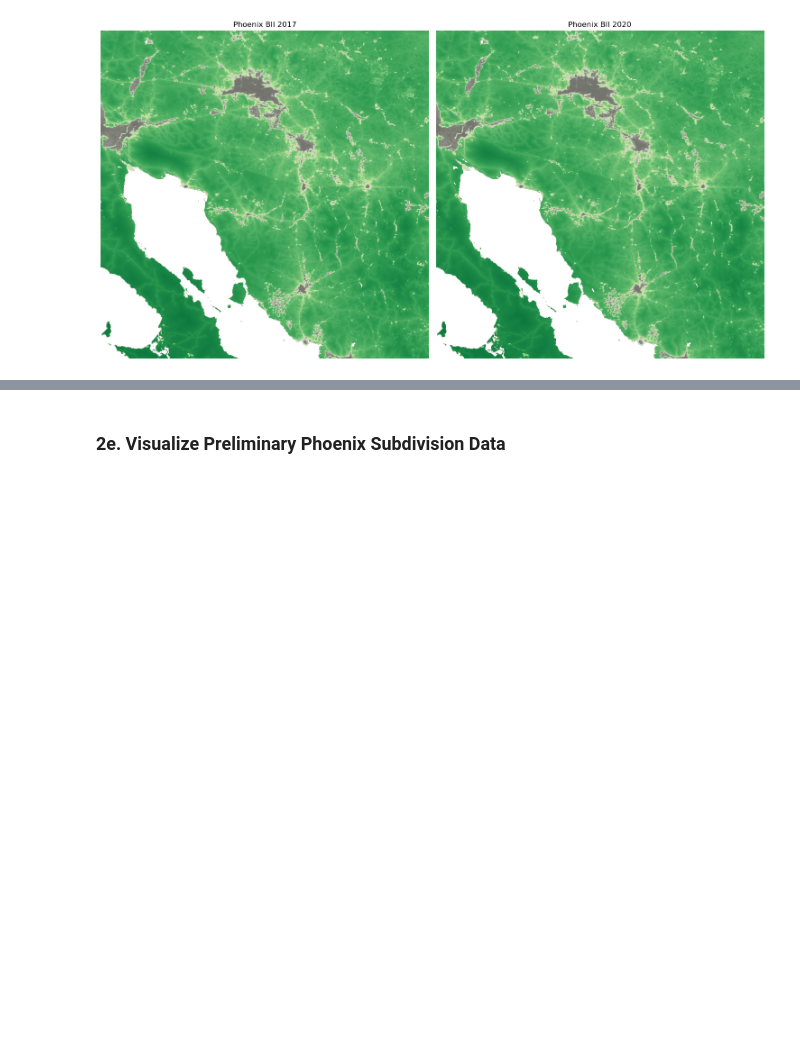
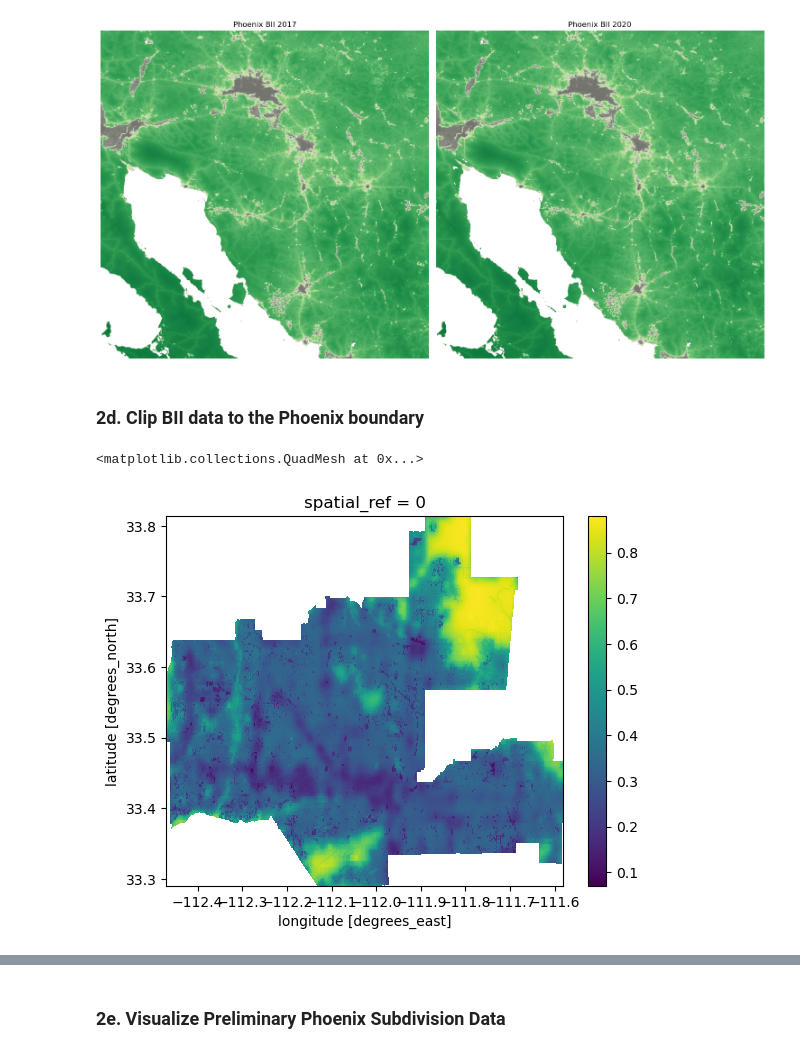
Before and after one commit to nicolelpepper/pheonix-bii-analysis, a Jupyter notebook: phoenix_bii_analysis.ipynb, the cells around one changed output, grey strips where cells are left out. Cells and saved outputs as stored; diff of their text form; code cells hidden in the pictures; blank space fills up the shorter version.

```diff
--- a/phoenix_bii_analysis.ipynb
+++ b/phoenix_bii_analysis.ipynb
@@ -216,3 +201,5 @@ plt.tight_layout()
 plt.show()
 # %% [output]
 [figure]
+# %% [markdown]
+### 2d. Clip BII data to the Phoenix boundary
@@ -218,0 +212,6 @@ plt.show()
+# %%
+# Take a look at the 2017 BII clipped to Phoenix
+bii_2017_phoenix.plot()
+# %% [output]
+<matplotlib.collections.QuadMesh at 0x...>
+[figure, added]
```
Also changed, not shown: parts of 24 cells of this notebook.
